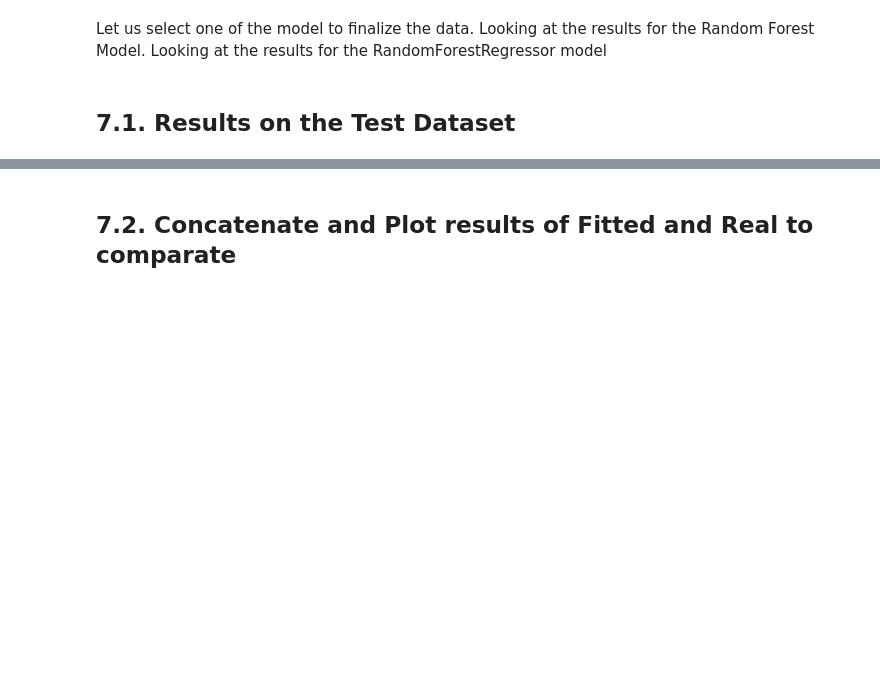
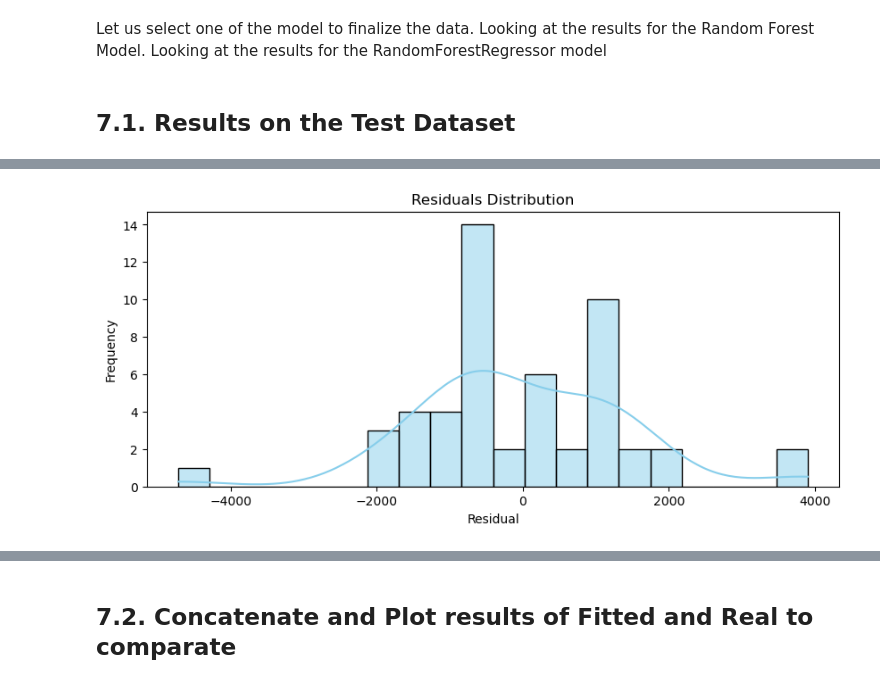
Before and after one commit to gustavos-andrade/crypto_ai_energy_consumption, a Jupyter notebook: World_Energy_Consumption.ipynb, the cells around one changed output, grey strips where cells are left out. Cells and saved outputs as stored; diff of their text form; code cells hidden in the pictures; blank space fills up the shorter version.

```diff
--- a/World_Energy_Consumption.ipynb
+++ b/World_Energy_Consumption.ipynb
@@ -719,0 +740,12 @@ Warnings:
+# %%
+# Evaluate the Residuals Distribution
+plt.figure(figsize=(10,4))
+
+# Histogram + KDE
+sns.histplot(residuals, kde=True, color='skyblue', bins=20)
+plt.title("Residuals Distribution")
+plt.xlabel("Residual")
+plt.ylabel("Frequency")
+plt.show()
+# %% [output]
+[figure, added]
```
Also changed, not shown: parts of 14 cells of this notebook, 8 other files.
